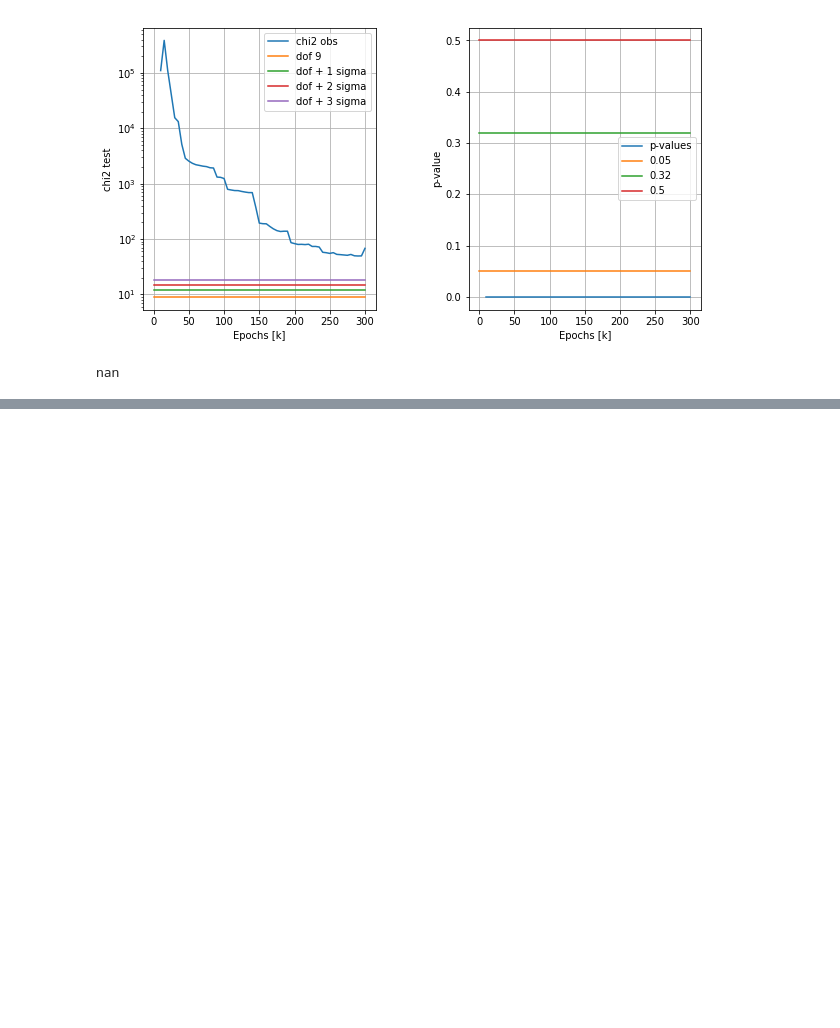
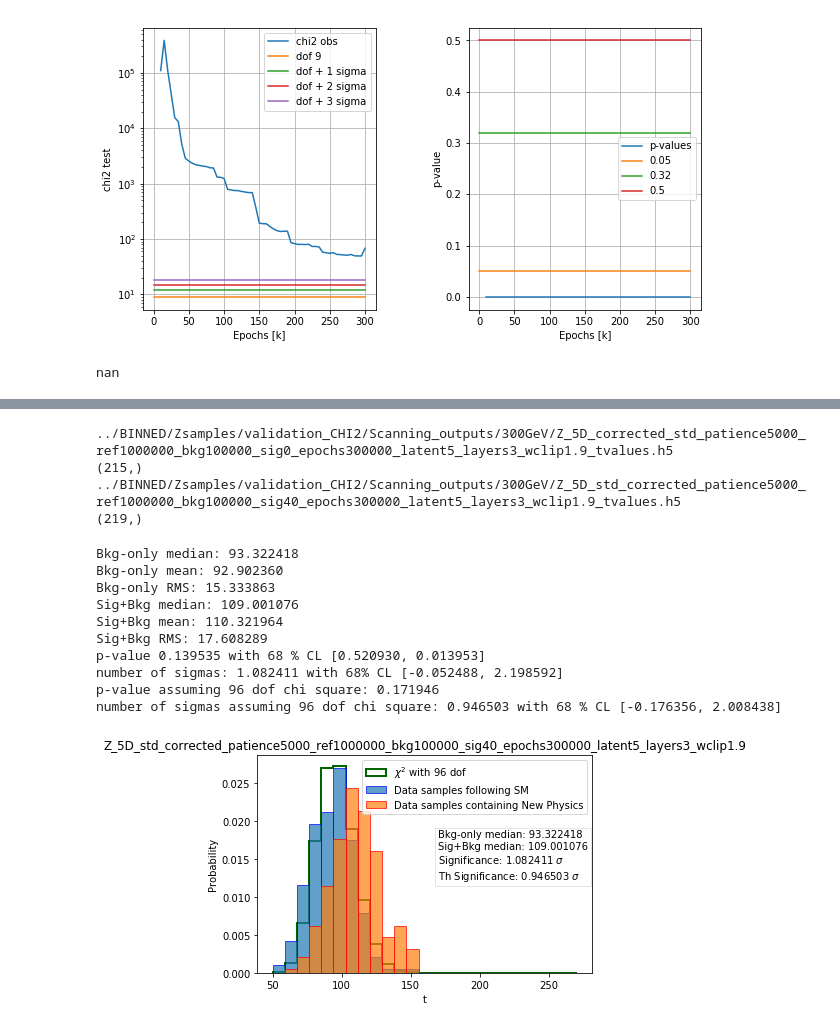
Before and after one commit to GaiaGrosso/Learning_NP, a Jupyter notebook: Zprime_5D/notebooks/FINAL_VERSION_Stopping_Criterion.ipynb, the cells around one changed output, grey strips where cells are left out. Cells and saved outputs as stored; diff of their text form; code cells hidden in the pictures; blank space fills up the shorter version.

```diff
--- a/Zprime_5D/notebooks/FINAL_VERSION_Stopping_Criterion.ipynb
+++ b/Zprime_5D/notebooks/FINAL_VERSION_Stopping_Criterion.ipynb
@@ -482,0 +583,23 @@ sig50 = Plot_CHI2_comparison(output_path, title_SB, tvalues_check_B, tvalues_che
+# %%
+# loading of the final t distributions
+t_B = Read_t_from_h5(read_path, title_B, extension='_tvalues')
+t_SB = Read_t_from_h5(read_path, title_SB, extension='_tvalues')
+# %% [output]
+../BINNED/Zsamples/validation_CHI2/Scanning_outputs/300GeV/Z_5D_corrected_std_patience5000_ref1000000_bkg100000_sig0_epochs300000_latent5_layers3_wclip1.9_tvalues.h5
+(215,)
+../BINNED/Zsamples/validation_CHI2/Scanning_outputs/300GeV/Z_5D_std_corrected_patience5000_ref1000000_bkg100000_sig40_epochs300000_latent5_layers3_wclip1.9_tvalues.h5
+(219,)
+# %%
+Plot_Analysis_tdistribution(output_path, title_SB, t_B, t_SB, dof=96, rmin=50, rmax=270, bins=25, verbose=1, save=1)
+# %% [output]
+Bkg-only median: 93.322418
+Bkg-only mean: 92.902360
+Bkg-only RMS: 15.333863
+Sig+Bkg median: 109.001076
+Sig+Bkg mean: 110.321964
+Sig+Bkg RMS: 17.608289
+p-value 0.139535 with 68 % CL [0.520930, 0.013953]
+number of sigmas: 1.082411 with 68% CL [-0.052488, 2.198592]
+p-value assuming 96 dof chi square: 0.171946
+number of sigmas assuming 96 dof chi square: 0.946503 with 68 % CL [-0.176356, 2.008438]
+[figure, added]
```
Also changed, not shown: parts of 13 cells of this notebook, 1 other file.
